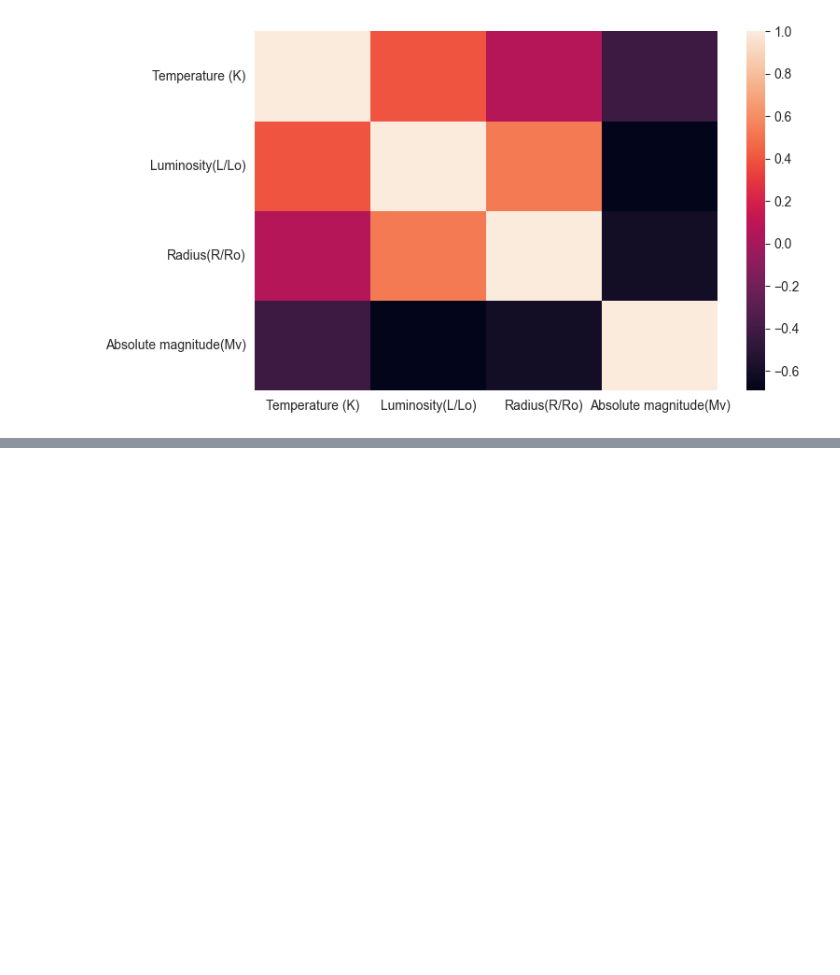
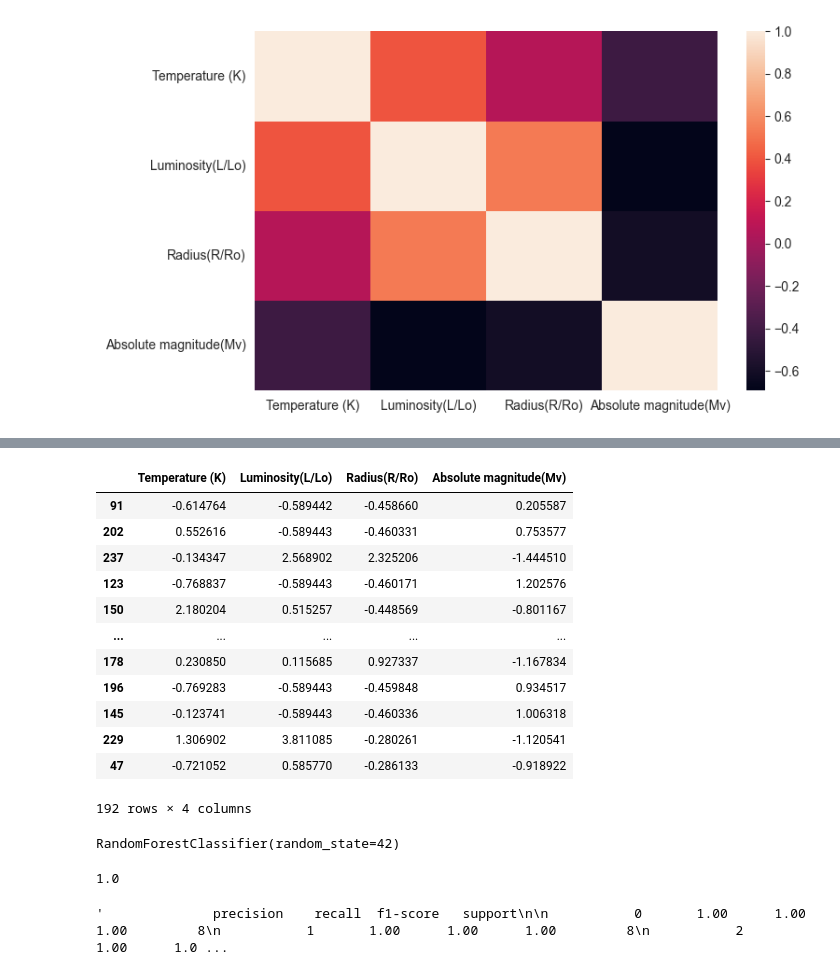
Before and after one commit to IoNiCx1/Star_classification, a Jupyter notebook: Project.ipynb, the cells around one changed output, grey strips where cells are left out. Drawn from its saved outputs; the diff is of its cells as text; code cells hidden in the pictures; blank space fills up the shorter version.

```diff
--- a/Project.ipynb
+++ b/Project.ipynb
@@ -185,0 +209,20 @@ X_train,X_test,Y_train,Y_test = train_test_split(X,y,test_size = 0.2,random_stat
+# %%
+scalar = StandardScaler()
+# %%
+X_train[cols] = scalar.fit_transform(X_train[cols])
+# %%
+X_train[cols]
+# %% [output]
+|  | Temperature (K) | Luminosity(L/Lo) | Radius(R/Ro) | Absolute magnitude(Mv) |
+| 91 | -0.614764 | -0.589442 | -0.458660 | 0.205587 |
+| 202 | 0.552616 | -0.589443 | -0.460331 | 0.753577 |
+| 237 | -0.134347 | 2.568902 | 2.325206 | -1.444510 |
+| 123 | -0.768837 | -0.589443 | -0.460171 | 1.202576 |
+| 150 | 2.180204 | 0.515257 | -0.448569 | -0.801167 |
+| ... | ... | ... | ... | ... |
+| 178 | 0.230850 | 0.115685 | 0.927337 | -1.167834 |
+| 196 | -0.769283 | -0.589443 | -0.459848 | 0.934517 |
+| 145 | -0.123741 | -0.589443 | -0.460336 | 1.006318 |
+| 229 | 1.306902 | 3.811085 | -0.280261 | -1.120541 |
+| 47 | -0.721052 | 0.585770 | -0.286133 | -0.918922 |
+192 rows × 4 columns
@@ -185,0 +235,4 @@ X_train,X_test,Y_train,Y_test = train_test_split(X,y,test_size = 0.2,random_stat
+# %%
+model.fit(X_train,Y_train)
+# %% [output]
+RandomForestClassifier(random_state=42)
@@ -185,0 +243,8 @@ X_train,X_test,Y_train,Y_test = train_test_split(X,y,test_size = 0.2,random_stat
+# %%
+accuracy_score(Y_test,y_predict)
+# %% [output]
+1.0
+# %%
+classification_report(Y_test,y_predict)
+# %% [output]
+'              precision    recall  f1-score   support\n\n           0       1.00      1.00      1.00         8\n           1       1.00      1.00      1.00         8\n           2       1.00      1.0 ...
```
Also changed, not shown: parts of 14 cells of this notebook.
